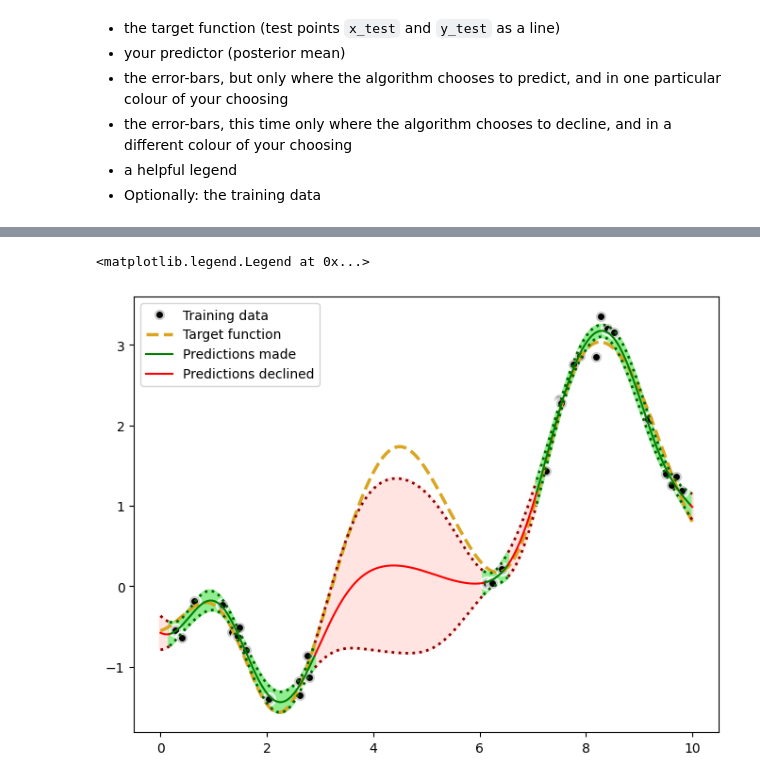
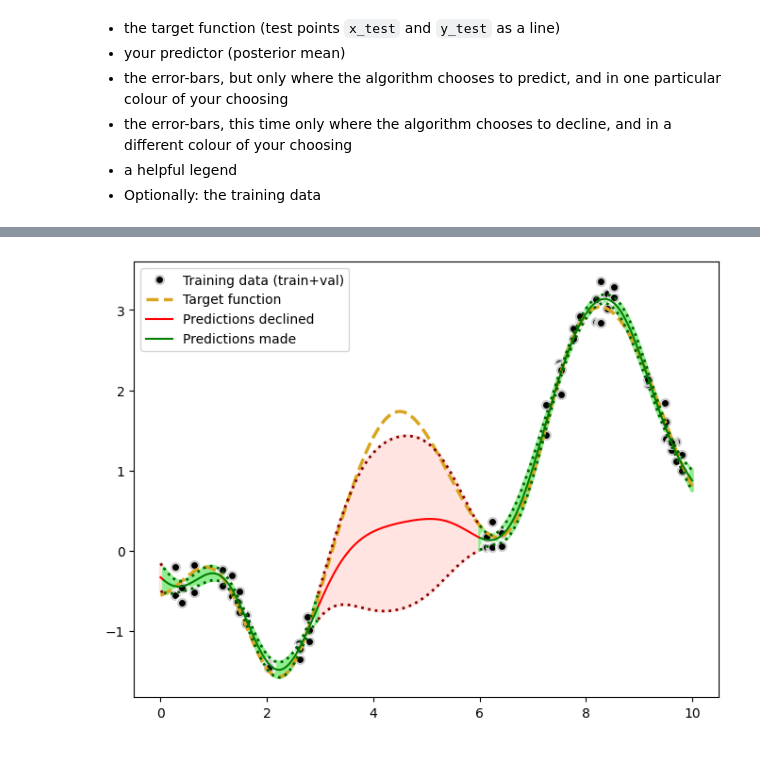
Before and after one commit to ab3308/bayesian-machine-learning, a Jupyter notebook: bayesian-regression/CM50268-Coursework-1.ipynb, the cells around one changed output, grey strips where cells are left out. Saved outputs shown, nothing was run; the diff lists cells and outputs as text; code cells hidden in the pictures.

```diff
--- a/bayesian-regression/CM50268-Coursework-1.ipynb
+++ b/bayesian-regression/CM50268-Coursework-1.ipynb
@@ -224,8 +224,7 @@ For maximum marks, the ideal solution will treat $\lambda=0$ case differently to
 ## FIT_PLS
 ##
 def fit_pls(PHI, y, lam):
-    PHI_T = np.transpose(PHI)
-    return np.linalg.inv((PHI_T @ PHI) + (lam * np.eye(PHI.shape[0]))) @ PHI_T @ y
+    return np.linalg.inv((PHI.T @ PHI) + (lam * np.eye(PHI.shape[0]))) @ PHI.T @ y
 # %% [markdown]
 ## Task 1b
 *3 marks overall*
@@ -388,8 +388,8 @@ There is an equivalent identity for determinants too.
 # %%
 ## MARGINAL LIKELIHOOD
 def compute_log_marginal(PHI, y, alph, s2):
-    cov_matrix = (s2 * np.eye(PHI.shape[0])) + (1 / alph) * PHI @ np.transpose(PHI)
-    return stats.multivariate_normal.logpdf(y.flatten(), np.zeros(PHI.shape[0]), cov_matrix)
+    cov_matrix = (s2 * np.eye(PHI.shape[0])) + (1 / alph) * PHI @ PHI.T
+    return stats.multivariate_normal.logpdf(y.ravel(), np.zeros(PHI.shape[0]), cov_matrix)
 # %%
 ## MARGINAL LIKELIHOOD (ADVANCED VERSION - OPTIONAL)
 def compute_log_marginal_advanced(PHI, y, alph, s2):
@@ -533,10 +545,14 @@ plt.show()
 # %%
 # TABLE
-min_test_idx, min_val_idx, min_train_likelihood_idx, min_train_val_likelihood_idx = np.argmin(test_errors), np.argmin(
-    val_errors), np.argmin(train_log_l), np.argmin(train_val_log_l)
+min_test_idx = np.argmin(test_errors)
+min_val_idx = np.argmin(val_errors)
+min_train_likelihood_idx = np.argmin(train_log_l)
+min_train_val_likelihood_idx = np.argmin(train_val_log_l)
 
-min_test_test, min_test_val, min_test_train_likelihood, min_test_train_val_likelihood = test_errors[min_test_idx], \
-    test_errors[min_val_idx], test_errors[min_train_likelihood_idx], test_errors[min_train_val_likelihood_idx]
+min_test_test = test_errors[min_test_idx]
+min_test_val = test_errors[min_val_idx]
+min_test_train_likelihood = test_errors[min_train_likelihood_idx]
+min_test_train_val_likelihood = test_errors[min_train_val_likelihood_idx]
 
 best_alpha = lambdas[min_train_val_likelihood_idx] / sigma_2
 
@@ -792,46 +823,60 @@ Algorithm metrics
 # %%
+def set_nan(pred_arr, l, u):
+    pred_arr.append(np.nan)
+    l.append(np.nan)
+    u.append(np.nan)
+
+
+def add_pred_and_stddev(pred_arr, l, u, pred, var):
+    pred_arr.append(pred)
+    l.append(pred - np.sqrt(var))
+    u.append(pred + np.sqrt(var))
+
+
 # Visualise your algorithm's decision-making (advanced / optional)
 predictions_declined, predictions_declined_lower, predictions_declined_upper = [], [], []
 predictions_made, predictions_made_lower, predictions_made_upper = [], [], []
 
-for final_pred, orig_pred, v in zip(final_predictions, y_test_pred.ravel(), y_test_pred_var):
+# loop through predictions after decision rule, original predictions before any declinations, predictive variances
+# use np.nan so that line corresponding to a given array does not show at these points
+for final_pred, orig_pred, v in zip(predictions, test_pred.ravel(), test_pred_var):
     if final_pred is None:
-        predictions_made.append(np.nan)
-        predictions_made_lower.append(np.nan)
-        predictions_made_upper.append(np.nan)
+        # if declined
+        add_pred_and_stddev(predictions_declined, predictions_declined_lower, predictions_declined_upper, orig_pred, v)
+        set_nan(predictions_made, predictions_made_lower, predictions_made_upper)
 
-        predictions_declined.append(orig_pred)
-        predictions_declined_lower.append(orig_pred - np.sqrt(v))
-        predictions_declined_upper.append(orig_pred + np.sqrt(v))
     else:
-        predictions_declined.append(np.nan)
-        predictions_declined_lower.append(np.nan)
-        predictions_declined_upper.append(np.nan)
-
-        predictions_made.append(orig_pred)
-        predictions_made_lower.append(orig_pred - np.sqrt(v))
-        predictions_made_upper.append(orig_pred + np.sqrt(v))
+        # if made original prediction
+        add_pred_and_stddev(predictions_made, predictions_made_lower, predictions_made_upper, orig_pred, v)
+        set_nan(predictions_declined, predictions_declined_lower, predictions_declined_upper)
 
 plotter = setup.Plotter()
-plotter.plot("train", x_train, y_train, "Training data")
+
+# training points
+plotter.plot("train", np.concat([x_train, x_val]), np.concat([y_train, y_val]), "Training data (train+val)")
+
+# target
 plotter.plot("test", x_test, y_test, "Target function")
-plt.plot(x_test, predictions_made, color="green", label="Predictions made")
+
+# predictions declined
 plt.plot(x_test, predictions_declined, color="red", label="Predictions declined")
-
 plt.fill_between(x_test.ravel(), predictions_declined_lower, predictions_declined_upper,
                  **{"linewidth": 2.5, "color": "mistyrose"})
 
 declined_edge_style = {"linestyle": ":", "linewidth": 2, "color": "darkred"}
 plt.plot(x_test, predictions_declined_upper, **declined_edge_style)
 plt.plot(x_test, predictions_declined_lower, **declined_edge_style)
 
+# predictions made
+plt.plot(x_test, predictions_made, color="green", label="Predictions made")
 plt.fill_between(x_test.ravel(), predictions_made_lower, predictions_made_upper,
                  **{"linewidth": 2.5, "color": "lightgreen"})
 
 made_edge_style = {"linestyle": ":", "linewidth": 2, "color": "darkgreen"}
 plt.plot(x_test, predictions_made_upper, **made_edge_style)
 plt.plot(x_test, predictions_made_lower, **made_edge_style)
+
 plt.legend()
+plt.show()
 # %% [output]
-<matplotlib.legend.Legend at 0x...>
-[figure, old version]
+[figure, new version]
```
Also changed, not shown: parts of 8 cells of this notebook.
